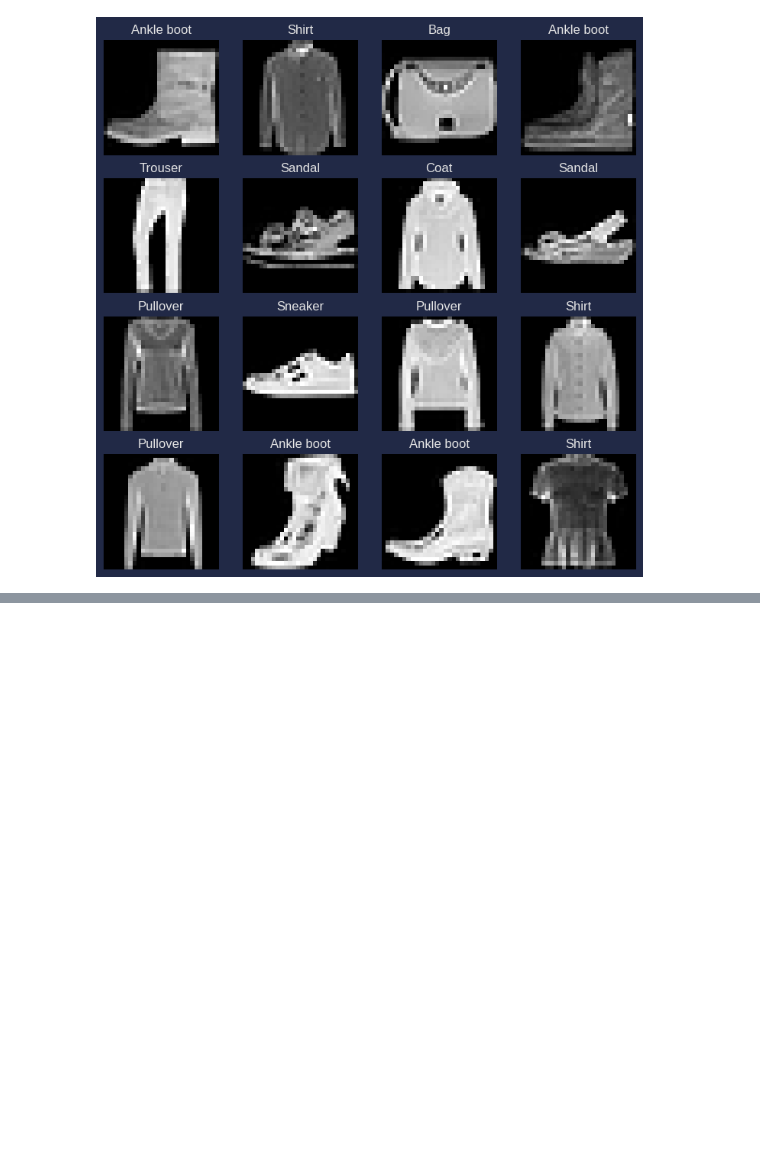
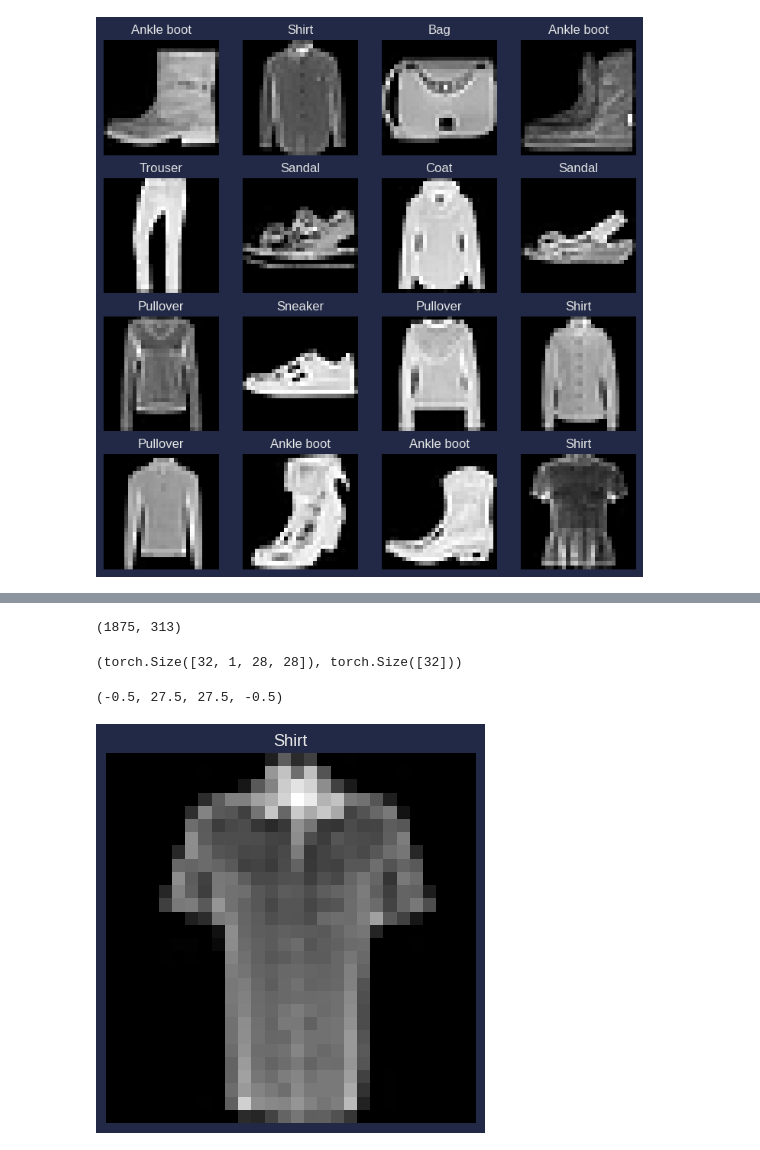
Before and after one commit to Pritush09/DeepLearning-Pytorch, a Jupyter notebook: 03_Computer_Vision.ipynb, the cells around one changed output, grey strips where cells are left out. Drawn from its saved outputs; the diff is of its cells as text; code cells hidden in the pictures; blank space fills up the shorter version.

```diff
--- a/03_Computer_Vision.ipynb
+++ b/03_Computer_Vision.ipynb
@@ -115,0 +129,37 @@ for i in range(1,rows*cols+1):
+# %%
+from torch.utils.data import DataLoader
+
+# Setup the batch Size it is a hyper parameter
+BATCH_SIZE = 32
+
+# Turn datasets into iterable (batches)
+train_dataloader = DataLoader(
+                        dataset=train_data,
+                        batch_size=BATCH_SIZE,
+                        shuffle=True
+                    )
+
+test_dataloader = DataLoader(dataset=test_data,
+                        batch_size=BATCH_SIZE,
+                        shuffle=True
+                    )
+# %%
+len(train_dataloader) , len(test_dataloader)
+# %% [output]
+(1875, 313)
+# %%
+# Check out whatt inside the training dataloader
+train_features_batch , train_labels_batch = next(iter(train_dataloader))
+train_features_batch.shape , train_labels_batch.shape
+# %% [output]
+(torch.Size([32, 1, 28, 28]), torch.Size([32]))
+# %%
+torch.manual_seed(42)
+rand_idx = torch.randint(0 , len(train_features_batch), size=[1]).item()
+img ,  label = train_features_batch[rand_idx] , train_labels_batch[rand_idx]
+plt.imshow(img.squeeze(),cmap='gray')
+plt.title(class_label[label])
+plt.axis(False)
+# %% [output]
+(-0.5, 27.5, 27.5, -0.5)
+[figure, added]
```
Also changed, not shown: parts of 8 cells of this notebook.
